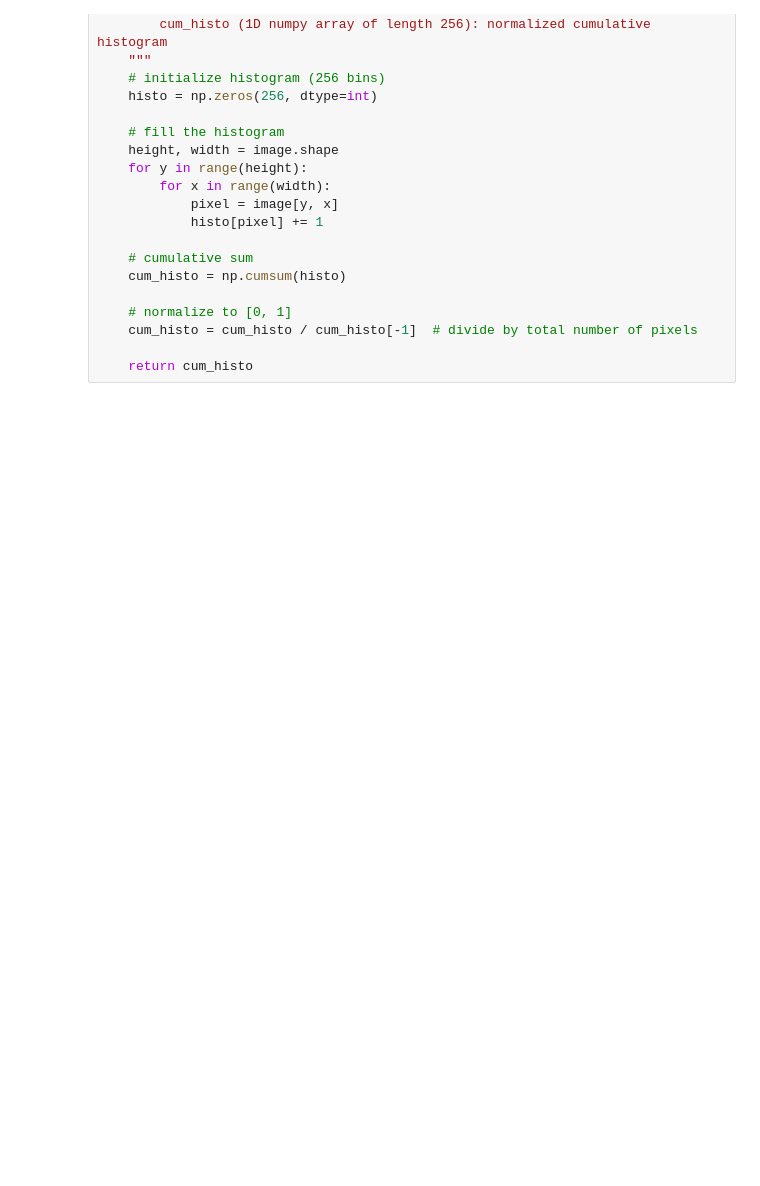
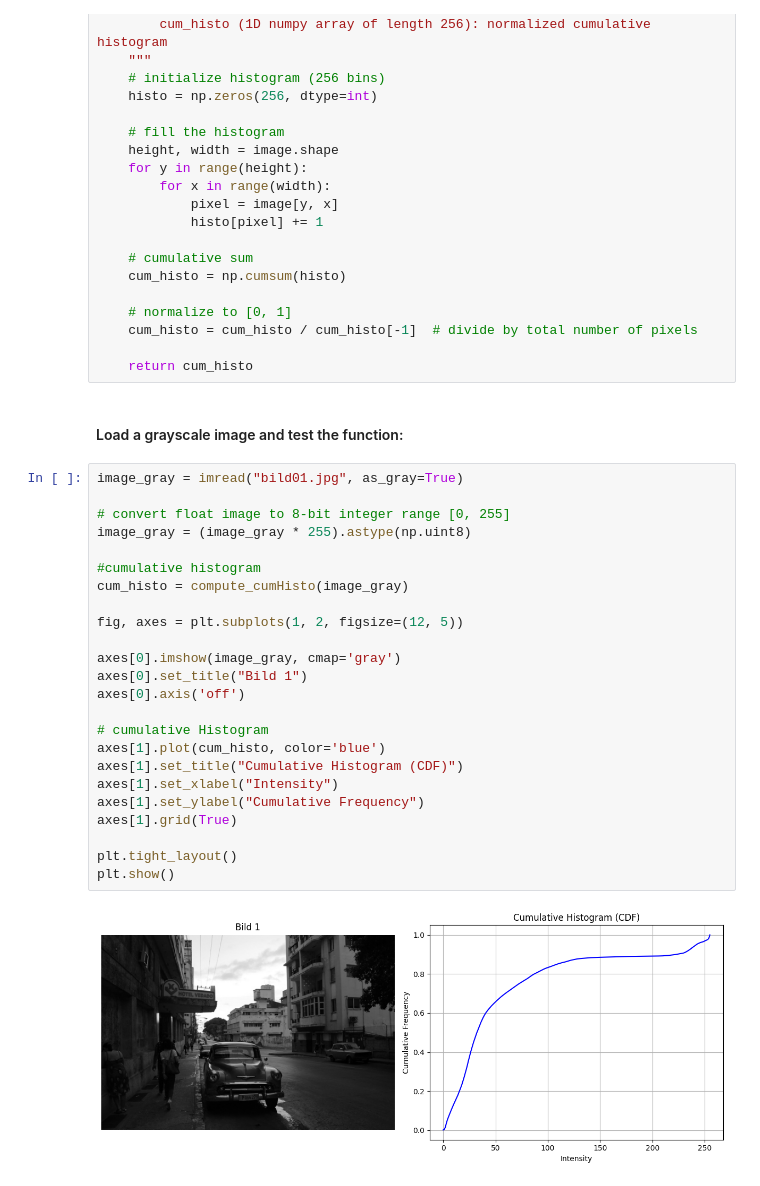
Before and after one commit to AhmedZ41/2DCV-Tasks, a Jupyter notebook: 2.Aufgabe/Aufgabe2.ipynb, the cells around one changed output. Drawn from its saved outputs; the diff is of its cells as text; blank space fills up the shorter version.

```diff
--- a/2.Aufgabe/Aufgabe2.ipynb
+++ b/2.Aufgabe/Aufgabe2.ipynb
@@ -41,3 +63,31 @@ def compute_cumHisto(image):
     cum_histo = cum_histo / cum_histo[-1]  # divide by total number of pixels
 
     return cum_histo
+# %% [markdown]
+#### Load a grayscale image and test the function:
+# %%
+image_gray = imread("bild01.jpg", as_gray=True)
+
+# convert float image to 8-bit integer range [0, 255]
+image_gray = (image_gray * 255).astype(np.uint8)
+
+#cumulative histogram
+cum_histo = compute_cumHisto(image_gray)
+
+fig, axes = plt.subplots(1, 2, figsize=(12, 5))
+
+axes[0].imshow(image_gray, cmap='gray')
+axes[0].set_title("Bild 1")
+axes[0].axis('off')
+
+# cumulative Histogram
+axes[1].plot(cum_histo, color='blue')
+axes[1].set_title("Cumulative Histogram (CDF)")
+axes[1].set_xlabel("Intensity")
+axes[1].set_ylabel("Cumulative Frequency")
+axes[1].grid(True)
+
+plt.tight_layout()
+plt.show()
+# %% [output]
+[figure, added]
```
Also changed, not shown: parts of 8 cells of this notebook.
